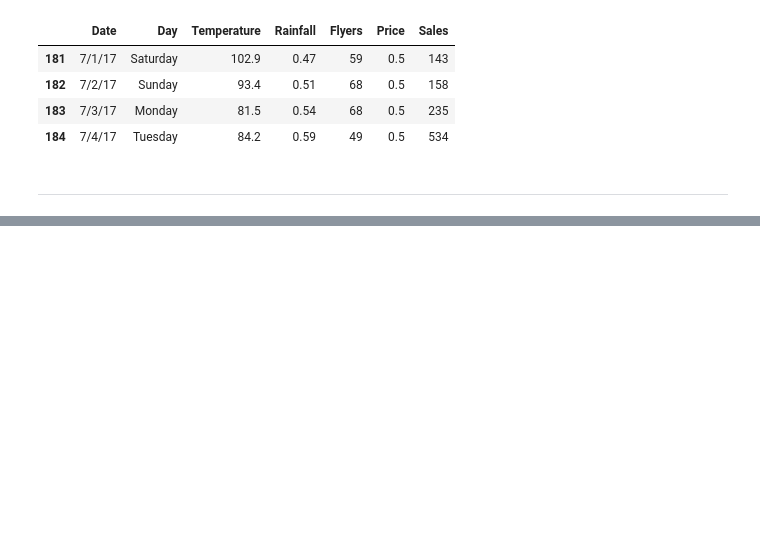
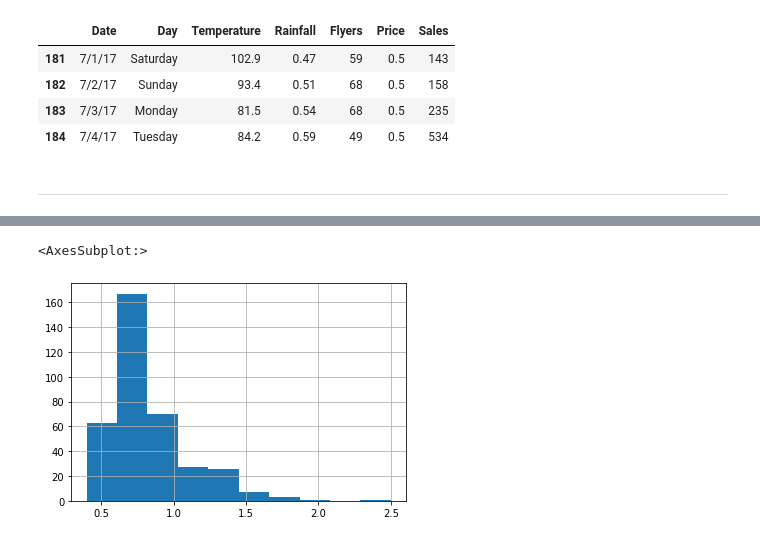
Before and after one commit to NSharick/anomaly-detection-exercises, a Jupyter notebook: continuous_probabilistic_methods.ipynb, the cells around one changed output, grey strips where cells are left out. Cells and saved outputs as stored; diff of their text form; code cells hidden in the pictures; blank space fills up the shorter version.

```diff
--- a/continuous_probabilistic_methods.ipynb
+++ b/continuous_probabilistic_methods.ipynb
@@ -206,0 +212,5 @@ df[df['Sales'] > sales_upper]
+# %%
+df.Rainfall.hist()
+# %% [output]
+<AxesSubplot:>
+[figure, added]
```
Also changed, not shown: parts of 15 cells of this notebook.
